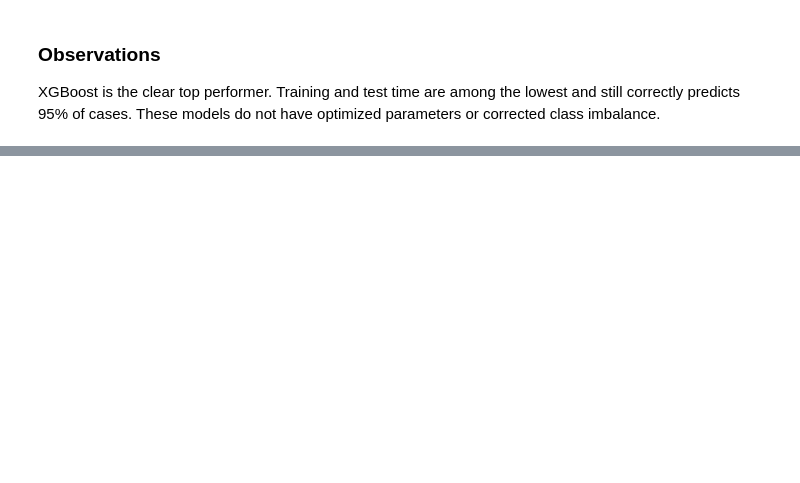
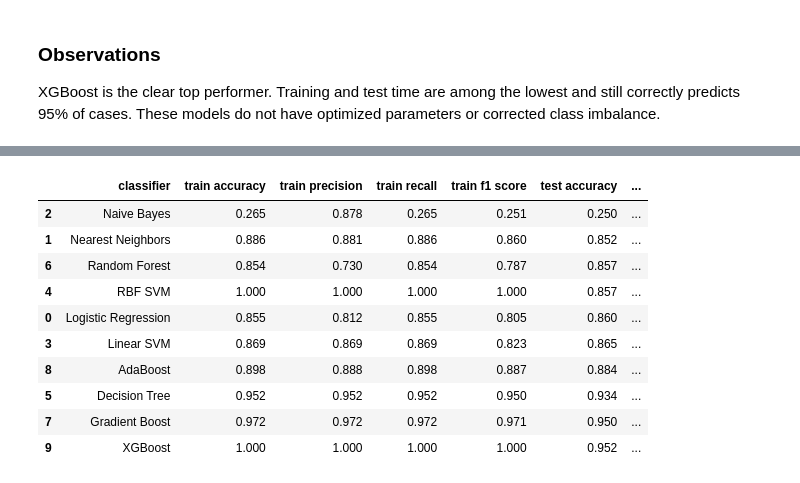
Before and after one commit to halemade/predicting-customer-churn, a Jupyter notebook: prelim-modeling.ipynb, the cells around one changed output, grey strips where cells are left out. Saved outputs shown, nothing was run; the diff lists cells and outputs as text; code cells hidden in the pictures; blank space fills up the shorter version.

```diff
--- a/prelim-modeling.ipynb
+++ b/prelim-modeling.ipynb
@@ -47,0 +78,2 @@ XGBoost is the clear top performer. Training and test time are among the lowest
+# %%
+second = vanilla_models(X,y)
@@ -47,0 +82,14 @@ XGBoost is the clear top performer. Training and test time are among the lowest
+# %%
+second.sort_values(['test recall','test time'])
+# %% [output]
+|  | classifier | train accuracy | train precision | train recall | train f1 score | test accuracy | ... |
+| 2 | Naive Bayes | 0.265 | 0.878 | 0.265 | 0.251 | 0.250 | ... |
+| 1 | Nearest Neighbors | 0.886 | 0.881 | 0.886 | 0.860 | 0.852 | ... |
+| 6 | Random Forest | 0.854 | 0.730 | 0.854 | 0.787 | 0.857 | ... |
+| 4 | RBF SVM | 1.000 | 1.000 | 1.000 | 1.000 | 0.857 | ... |
+| 0 | Logistic Regression | 0.855 | 0.812 | 0.855 | 0.805 | 0.860 | ... |
+| 3 | Linear SVM | 0.869 | 0.869 | 0.869 | 0.823 | 0.865 | ... |
+| 8 | AdaBoost | 0.898 | 0.888 | 0.898 | 0.887 | 0.884 | ... |
+| 5 | Decision Tree | 0.952 | 0.952 | 0.952 | 0.950 | 0.934 | ... |
+| 7 | Gradient Boost | 0.972 | 0.972 | 0.972 | 0.971 | 0.950 | ... |
+| 9 | XGBoost | 1.000 | 1.000 | 1.000 | 1.000 | 0.952 | ... |
```
Also changed, not shown: parts of 8 cells of this notebook, 8 other files.
